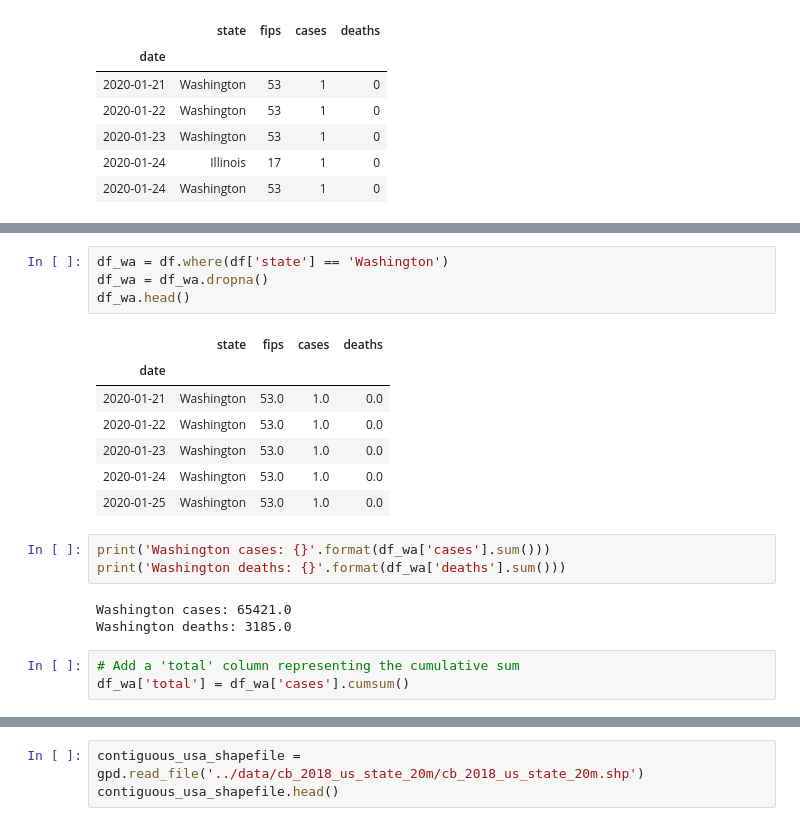
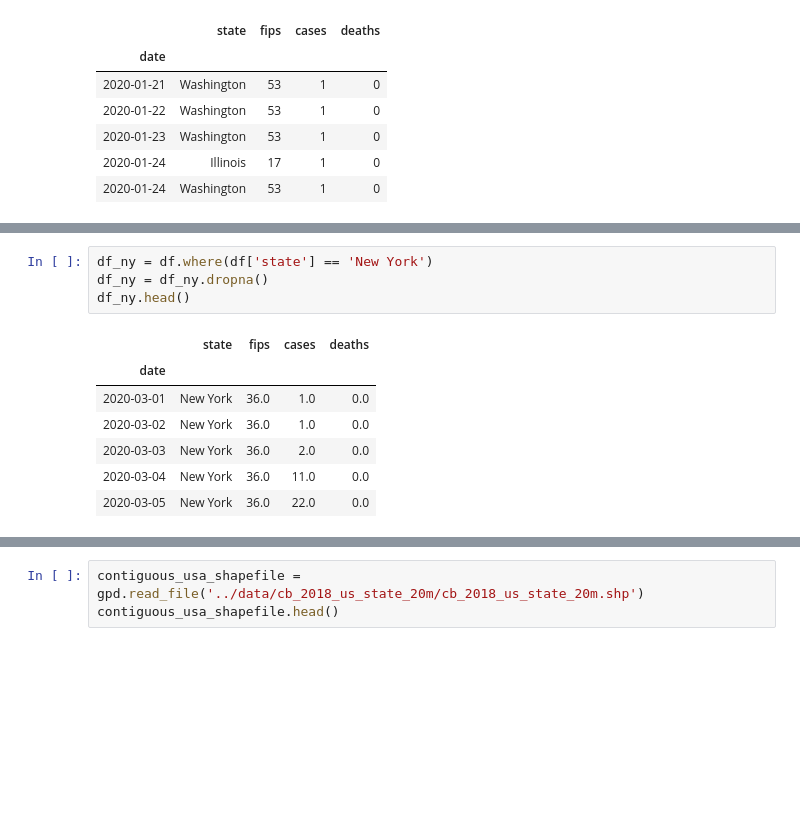
Before and after one commit to ajuljulian/covid-19, a Jupyter notebook: notebooks/covid19-viz-us-states-1.ipynb, the cells around one changed output, grey strips where cells are left out. Cells and saved outputs as stored; diff of their text form; blank space fills up the shorter version.

```diff
--- a/notebooks/covid19-viz-us-states-1.ipynb
+++ b/notebooks/covid19-viz-us-states-1.ipynb
@@ -45,21 +45,12 @@ memory usage: 69.3+ KB
 # %%
-df_wa = df.where(df['state'] == 'Washington')
-df_wa = df_wa.dropna()
-df_wa.head()
+df_ny = df.where(df['state'] == 'New York')
+df_ny = df_ny.dropna()
+df_ny.head()
 # %% [output]
 |  | state | fips | cases | deaths |
 | date |  |  |  |  |
-| 2020-01-21 | Washington | 53.0 | 1.0 | 0.0 |
-| 2020-01-22 | Washington | 53.0 | 1.0 | 0.0 |
-| 2020-01-23 | Washington | 53.0 | 1.0 | 0.0 |
-| 2020-01-24 | Washington | 53.0 | 1.0 | 0.0 |
-| 2020-01-25 | Washington | 53.0 | 1.0 | 0.0 |
+| 2020-03-01 | New York | 36.0 | 1.0 | 0.0 |
+| 2020-03-02 | New York | 36.0 | 1.0 | 0.0 |
+| 2020-03-03 | New York | 36.0 | 2.0 | 0.0 |
+| 2020-03-04 | New York | 36.0 | 11.0 | 0.0 |
+| 2020-03-05 | New York | 36.0 | 22.0 | 0.0 |
-# %%
-print('Washington cases: {}'.format(df_wa['cases'].sum()))
-print('Washington deaths: {}'.format(df_wa['deaths'].sum()))
-# %% [output]
-Washington cases: 65421.0
-Washington deaths: 3185.0
-# %%
-# Add a 'total' column representing the cumulative sum
-df_wa['total'] = df_wa['cases'].cumsum()
```
Also changed, not shown: parts of 10 cells of this notebook.
